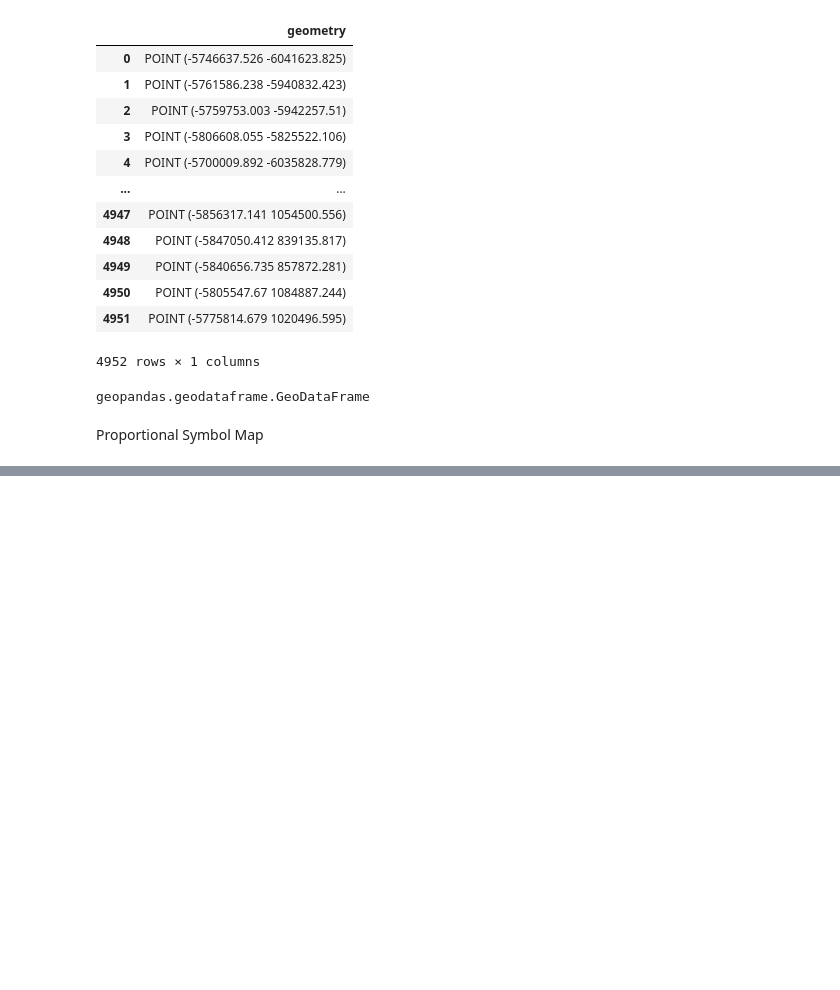
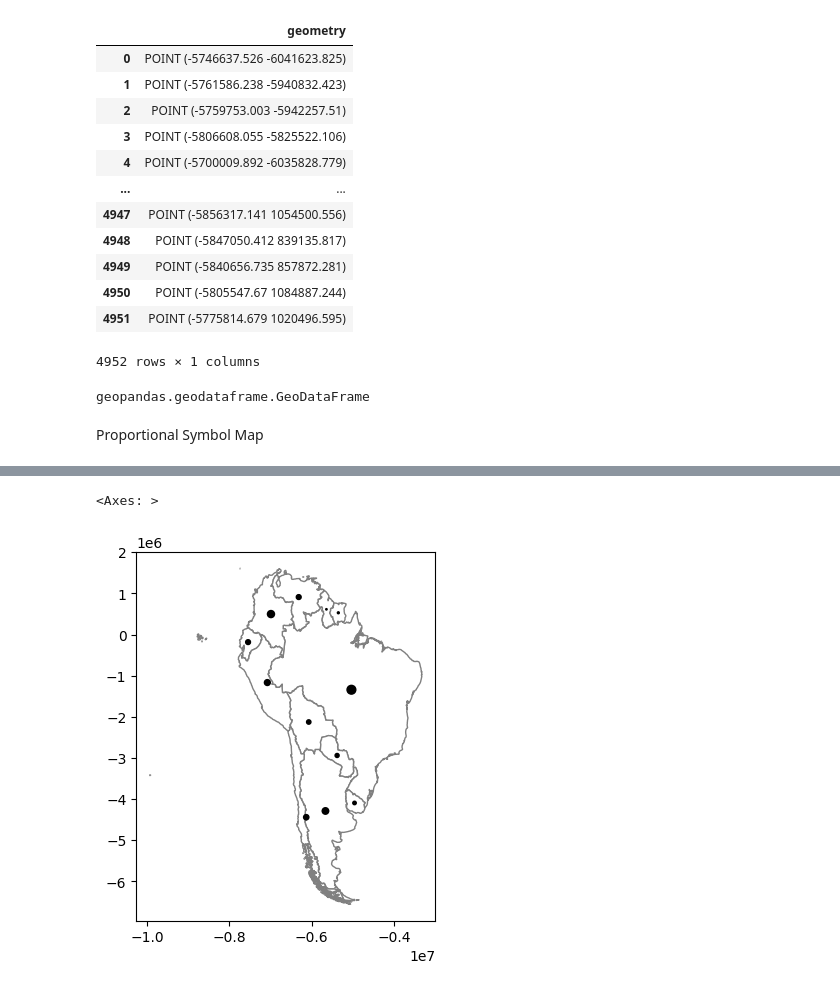
Before and after one commit to Spatial-Data-Analytics-2025/Homework1, a Jupyter notebook: Homework_1.ipynb, the cells around one changed output, grey strips where cells are left out. Saved outputs shown, nothing was run; the diff lists cells and outputs as text; code cells hidden in the pictures; blank space fills up the shorter version.

```diff
--- a/Homework_1.ipynb
+++ b/Homework_1.ipynb
@@ -284,3 +297,13 @@ geopandas.geodataframe.GeoDataFrame
 South_America_dots_8857=South_America_dots_8857.explode(ignore_index=True)
 # %% [markdown]
 Proportional Symbol Map
+# %%
+import numpy as np
+
+max_size=40
+min_size=1
+scaled_sizes = np.sqrt(
+    (South_America_8857.mobiles - South_America_8857.mobiles.min()) / (South_America_8857.mobiles.max() - South_America_8857.mobiles.min())
+) * (max_size-1) + min_size
+
+scaled_sizes.sort_values()
@@ -286,0 +325,6 @@ Proportional Symbol Map
+# %%
+South_America_8857_symbols = South_America_8857.copy()
+South_America_8857_symbols.set_index('Country',inplace=True)
+
+#this is just a copy (new index names)
+South_America_8857_symbols.head()
@@ -286,0 +339,7 @@ Proportional Symbol Map
+# %%
+South_America_8857_symbols['size']=scaled_sizes.values # notice .values!
+# %%
+
+South_America_8857_symbols['geometry'] = South_America_8857_symbols['geometry'].centroid
+
+South_America_8857_symbols
@@ -286,0 +361,12 @@ Proportional Symbol Map
+# %%
+base=South_America_8857.plot(facecolor="white",
+                      edgecolor='grey')
+# Plot the centroids on top
+South_America_8857_symbols.plot(
+    ax=base,
+    markersize=South_America_8857_symbols['size'],
+    color='black'
+)
+# %% [output]
+<Axes: >
+[figure, added]
```
Also changed, not shown: parts of 32 cells of this notebook, 2 other files.
